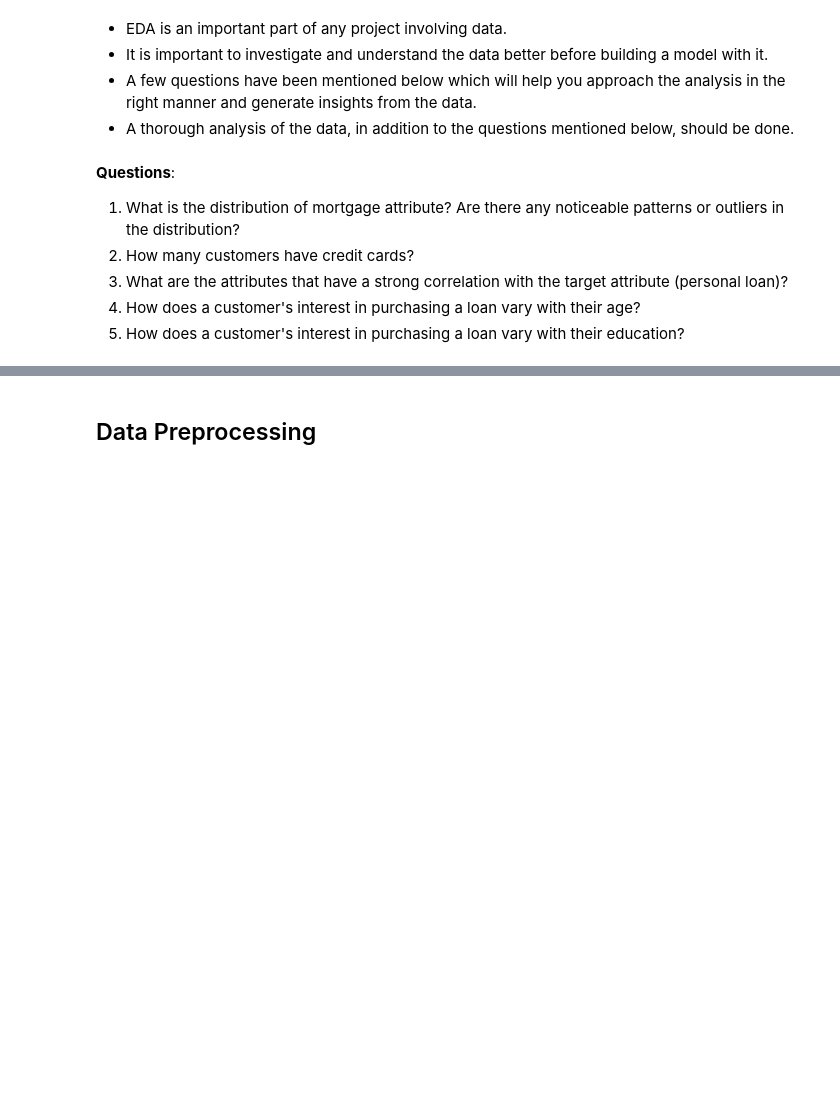
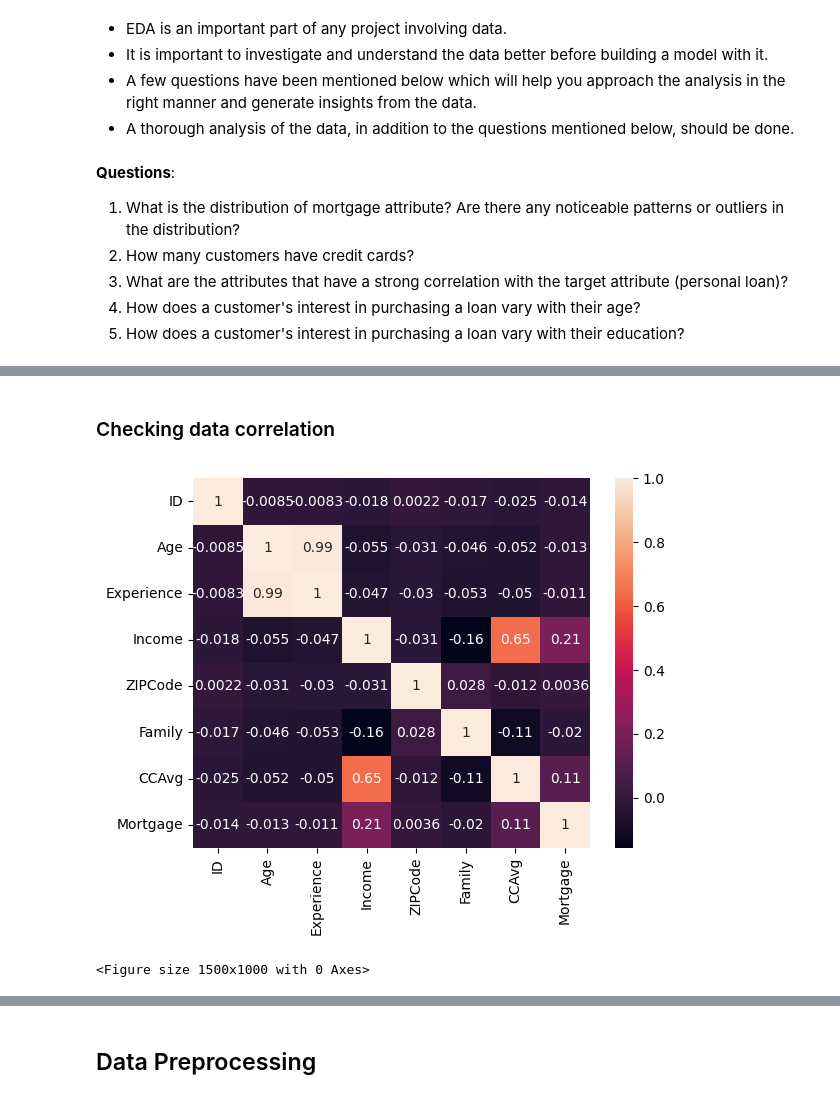
Before and after one commit to nirajguru/machine-learning-projects, a Jupyter notebook: personal-loan-compaign/notebook/loan-compaign-solution-niraj.ipynb, the cells around one changed output, grey strips where cells are left out. Cells and saved outputs as stored; diff of their text form; code cells hidden in the pictures; blank space fills up the shorter version.

```diff
--- a/personal-loan-compaign/notebook/loan-compaign-solution-niraj.ipynb
+++ b/personal-loan-compaign/notebook/loan-compaign-solution-niraj.ipynb
@@ -126,0 +128,13 @@ There are no missing values in any of the columns.
+# %% [markdown]
+### Checking data correlation
+# %%
+df.corr()
+sns.heatmap(
+    data = df[numerical_columns].corr(),
+    annot=True,
+)
+plt.figure(figsize=(15, 10))
+plt.show()
+# %% [output]
+[figure, added]
+<Figure size 1500x1000 with 0 Axes>
```
Also changed, not shown: parts of 13 cells of this notebook, 1 other file.
